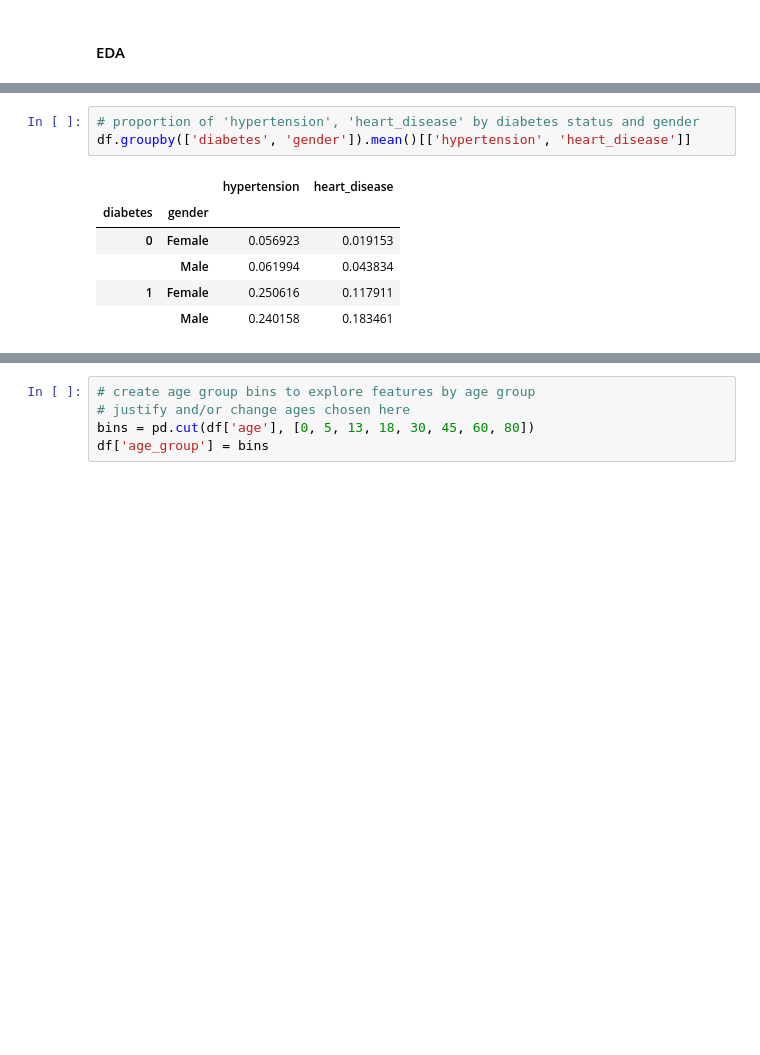
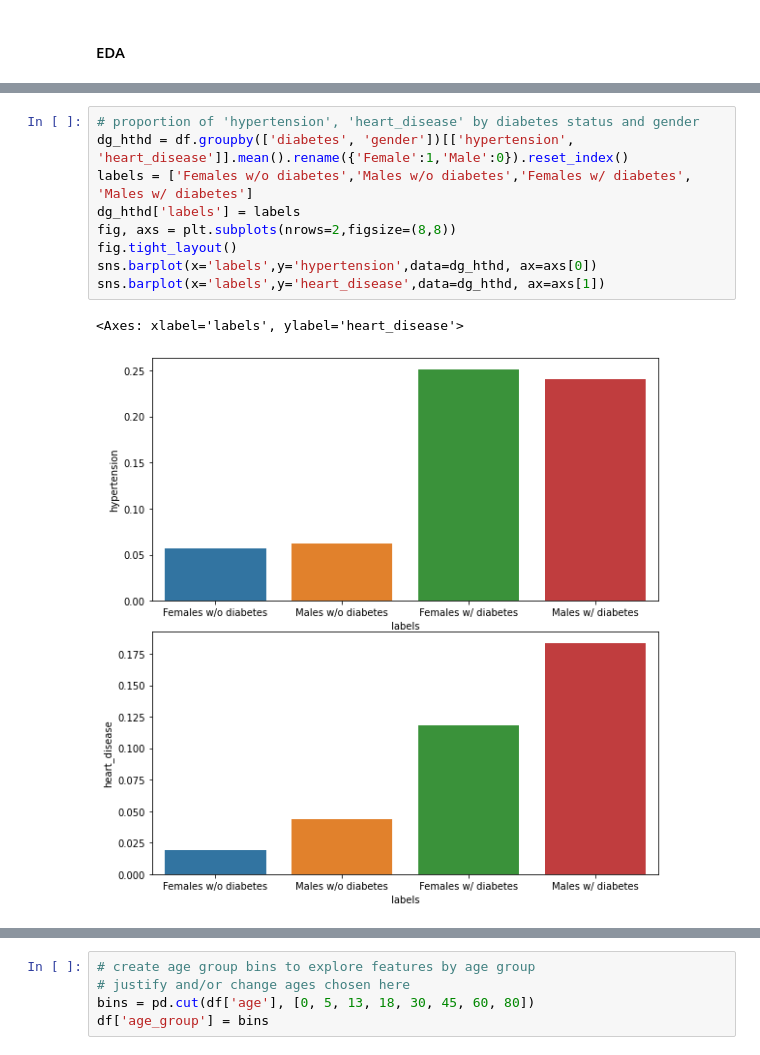
Before and after one commit to harshi-saha/cogs108-project, a Jupyter notebook: diabetes_prediction.ipynb, the cells around one changed output, grey strips where cells are left out. Saved outputs shown, nothing was run; the diff lists cells and outputs as text; blank space fills up the shorter version.

```diff
--- a/diabetes_prediction.ipynb
+++ b/diabetes_prediction.ipynb
@@ -195,11 +181,13 @@ sns.histplot(x='blood_glucose_level',y='proportion',hue='gender',data=gen_bgl,ax
 # %%
 # proportion of 'hypertension', 'heart_disease' by diabetes status and gender
-df.groupby(['diabetes', 'gender']).mean()[['hypertension', 'heart_disease']]
+dg_hthd = df.groupby(['diabetes', 'gender'])[['hypertension', 'heart_disease']].mean().rename({'Female':1,'Male':0}).reset_index()
+labels = ['Females w/o diabetes','Males w/o diabetes','Females w/ diabetes', 'Males w/ diabetes']
+dg_hthd['labels'] = labels
+fig, axs = plt.subplots(nrows=2,figsize=(8,8))
+fig.tight_layout()
+sns.barplot(x='labels',y='hypertension',data=dg_hthd, ax=axs[0])
+sns.barplot(x='labels',y='heart_disease',data=dg_hthd, ax=axs[1])
 # %% [output]
-|  |  | hypertension | heart_disease |
-| diabetes | gender |  |  |
-| 0 | Female | 0.056923 | 0.019153 |
-|  | Male | 0.061994 | 0.043834 |
-| 1 | Female | 0.250616 | 0.117911 |
-|  | Male | 0.240158 | 0.183461 |
+<Axes: xlabel='labels', ylabel='heart_disease'>
+[figure, added]
 # %%
```
Also changed, not shown: parts of 8 cells of this notebook.
